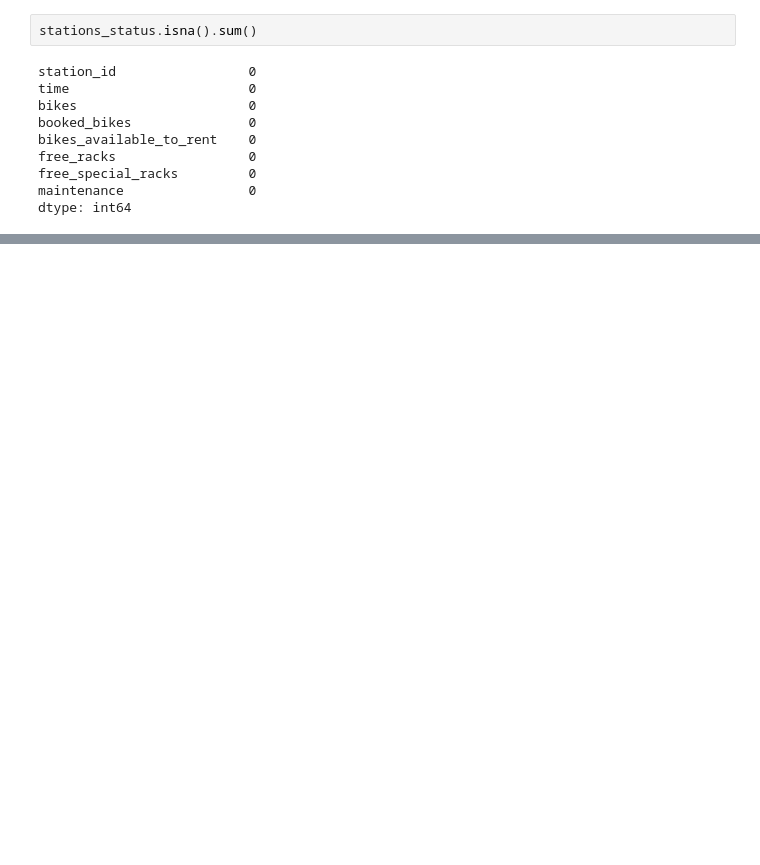
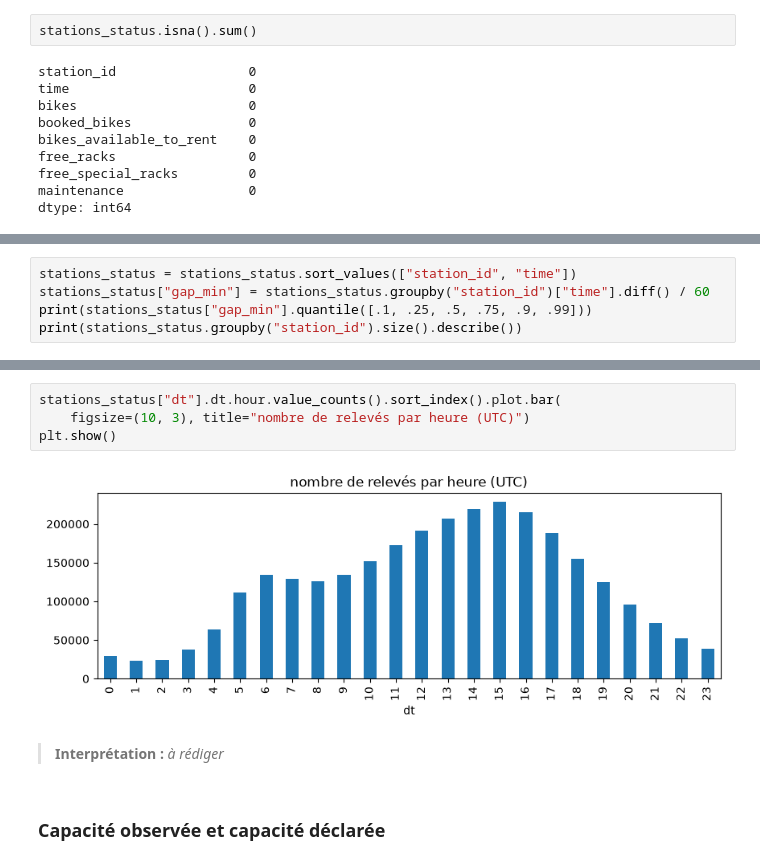
Before and after one commit to Fati349/FML-Challenge, a Jupyter notebook: notebooks/01_exploration.ipynb, the cells around one changed output, grey strips where cells are left out. Cells and saved outputs as stored; diff of their text form; blank space fills up the shorter version.

```diff
--- a/notebooks/01_exploration.ipynb
+++ b/notebooks/01_exploration.ipynb
@@ -614,0 +748,5 @@ dtype: int64
+# %%
+stations_status = stations_status.sort_values(["station_id", "time"])
+stations_status["gap_min"] = stations_status.groupby("station_id")["time"].diff() / 60
+print(stations_status["gap_min"].quantile([.1, .25, .5, .75, .9, .99]))
+print(stations_status.groupby("station_id").size().describe())
@@ -614,0 +770,10 @@ dtype: int64
+# %%
+stations_status["dt"].dt.hour.value_counts().sort_index().plot.bar(
+    figsize=(10, 3), title="nombre de relevés par heure (UTC)")
+plt.show()
+# %% [output]
+[figure, added]
+# %% [markdown]
+> **Interprétation :** _à rédiger_
+# %% [markdown]
+### Capacité observée et capacité déclarée
```
Also changed, not shown: parts of 29 cells of this notebook, 2 other files.
